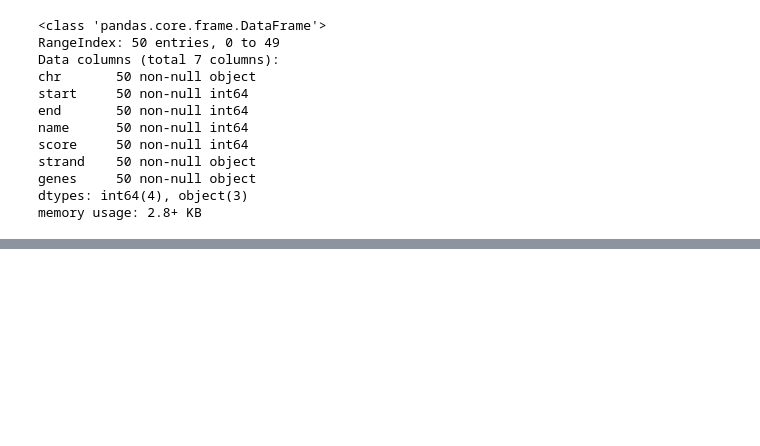
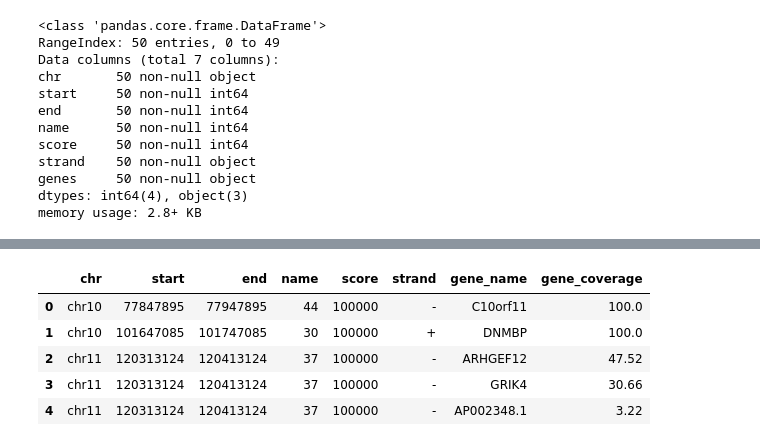
Before and after one commit to PubuduSaneth/intoTheGenomics, a Jupyter notebook: 01.Format_gencode_gff3.ipynb, the cells around one changed output, grey strips where cells are left out. Cells and saved outputs as stored; diff of their text form; code cells hidden in the pictures; blank space fills up the shorter version.

```diff
--- a/01.Format_gencode_gff3.ipynb
+++ b/01.Format_gencode_gff3.ipynb
@@ -322,0 +356,9 @@ memory usage: 2.5+ KB
+# %%
+df_perGene.head()
+# %% [output]
+|  | chr | start | end | name | score | strand | gene_name | gene_coverage |
+| 0 | chr10 | 77847895 | 77947895 | 44 | 100000 | - | C10orf11 | 100.0 |
+| 1 | chr10 | 101647085 | 101747085 | 30 | 100000 | + | DNMBP | 100.0 |
+| 2 | chr11 | 120313124 | 120413124 | 37 | 100000 | - | ARHGEF12 | 47.52 |
+| 3 | chr11 | 120313124 | 120413124 | 37 | 100000 | - | GRIK4 | 30.66 |
+| 4 | chr11 | 120313124 | 120413124 | 37 | 100000 | - | AP002348.1 | 3.22 |
```
Also changed, not shown: parts of 19 cells of this notebook.
